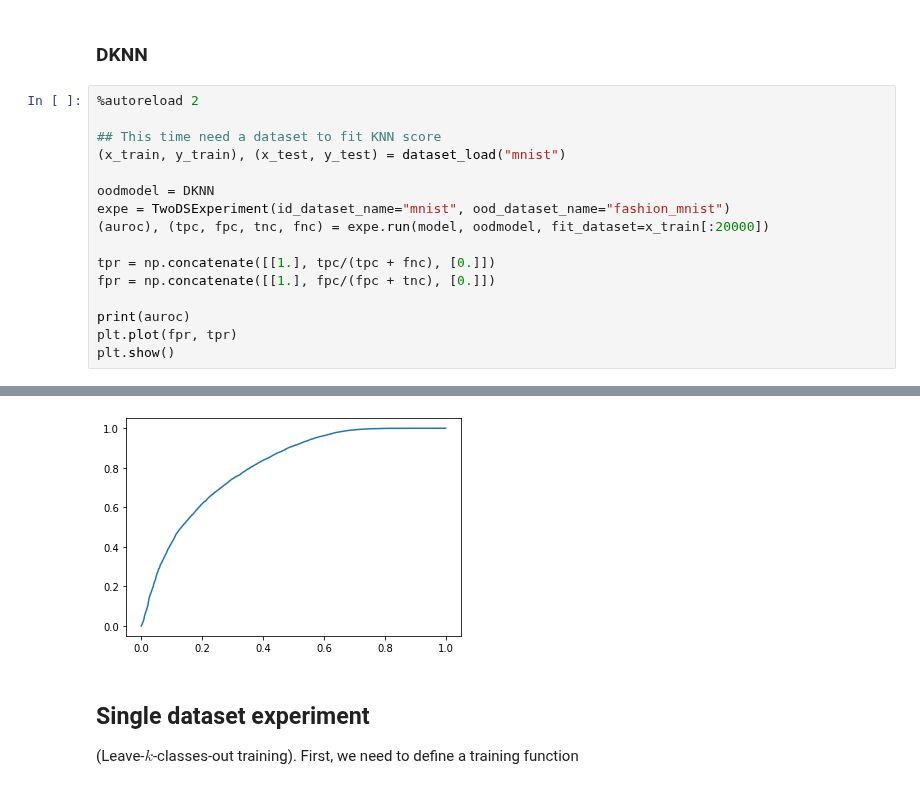
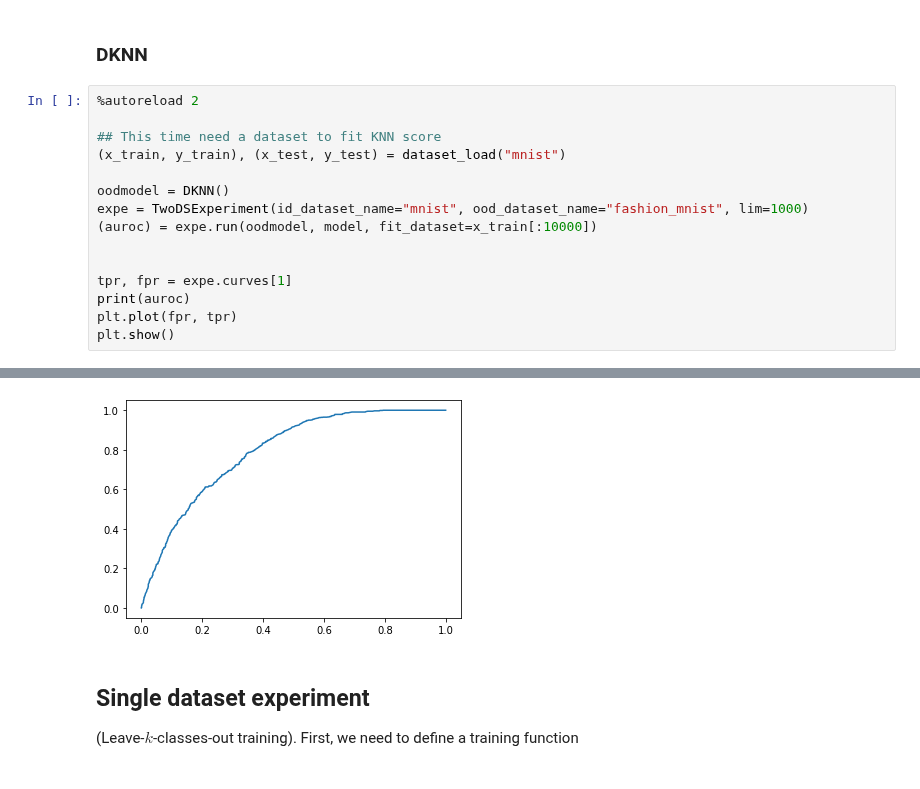
Before and after one commit to deel-ai/oodeel, a Jupyter notebook: notebooks/demo_experiment.ipynb, the cells around one changed output, grey strips where cells are left out. Cells and saved outputs as stored; diff of their text form.

```diff
--- a/notebooks/demo_experiment.ipynb
+++ b/notebooks/demo_experiment.ipynb
@@ -58,13 +57,12 @@ plt.show()
 ## This time need a dataset to fit KNN score
 (x_train, y_train), (x_test, y_test) = dataset_load("mnist")
 
-oodmodel = DKNN
-expe = TwoDSExperiment(id_dataset_name="mnist", ood_dataset_name="fashion_mnist")
-(auroc), (tpc, fpc, tnc, fnc) = expe.run(model, oodmodel, fit_dataset=x_train[:20000])
+oodmodel = DKNN()
+expe = TwoDSExperiment(id_dataset_name="mnist", ood_dataset_name="fashion_mnist", lim=1000)
+(auroc) = expe.run(oodmodel, model, fit_dataset=x_train[:10000])
 
-tpr = np.concatenate([[1.], tpc/(tpc + fnc), [0.]])
-fpr = np.concatenate([[1.], fpc/(fpc + tnc), [0.]])
 
+tpr, fpr = expe.curves[1]
 print(auroc)
 plt.plot(fpr, tpr)
 plt.show()
@@ -76,4 +71,4 @@ plt.show()
-[figure, old version]
+[figure, new version]
 # %% [markdown]
 ## Single dataset experiment
 
```
Also changed, not shown: parts of 7 cells of this notebook, 4 other files.
